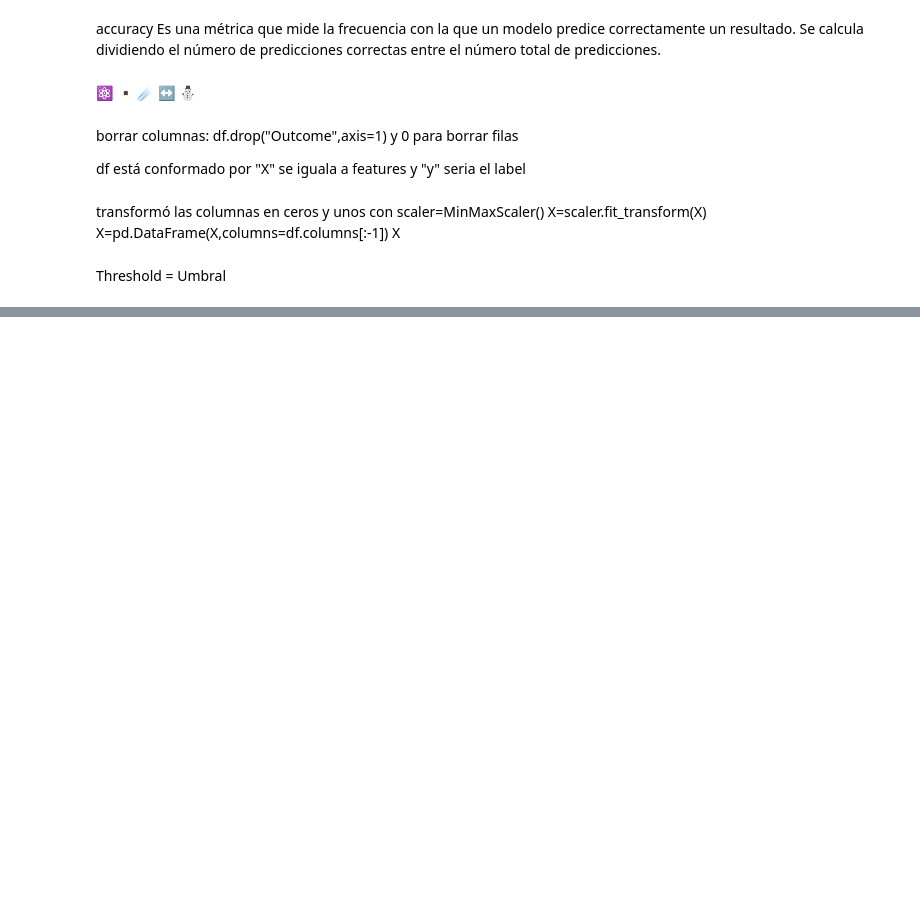
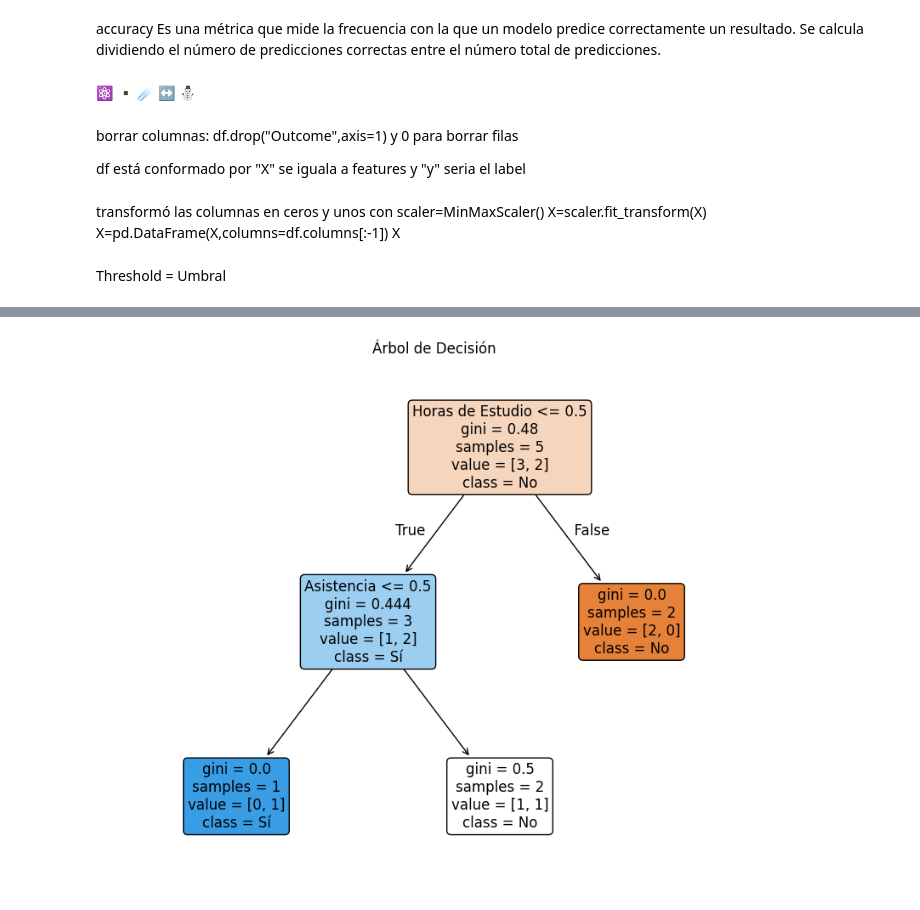
Before and after one commit to IsabelVargas2/Curso-Inteligencia-Artificial, a Jupyter notebook: eda_apuntes_de_clase.ipynb, the cells around one changed output, grey strips where cells are left out. Cells and saved outputs as stored; diff of their text form; code cells hidden in the pictures; blank space fills up the shorter version.

```diff
--- a/eda_apuntes_de_clase.ipynb
+++ b/eda_apuntes_de_clase.ipynb
@@ -1155,0 +1263,8 @@ Threshold = Umbral
+# %%
+# Graficar el árbol de decisión
+plt.figure(figsize=(10, 8))
+plot_tree(tree_clf, filled=True, feature_names=["Horas de Estudio", "Asistencia"], class_names=["No", "Sí"], rounded=True, fontsize=12)
+plt.title("Árbol de Decisión")
+plt.show()
+# %% [output]
+[figure, added]
```
Also changed, not shown: parts of 7 cells of this notebook.
